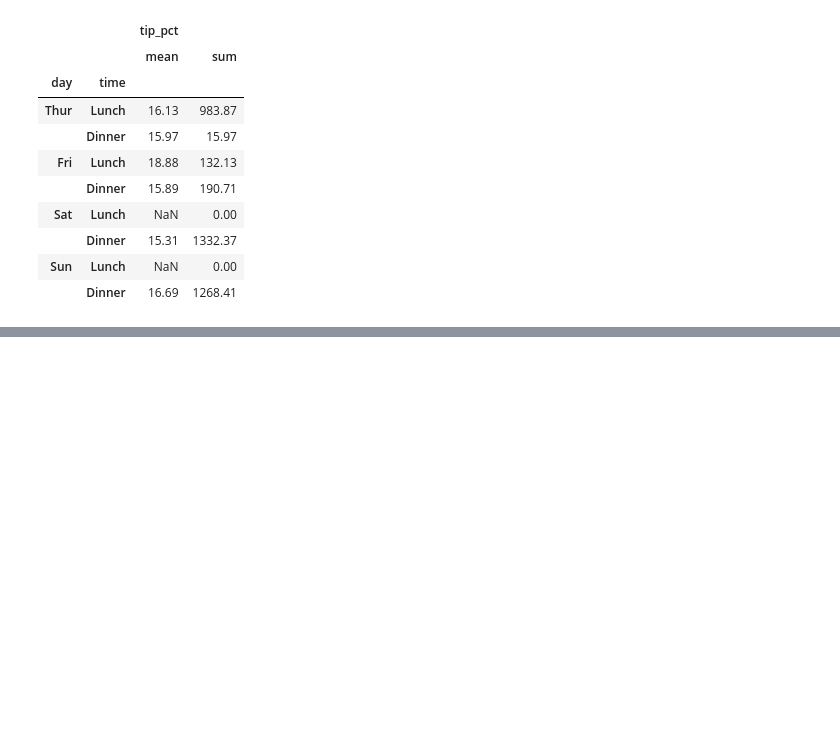
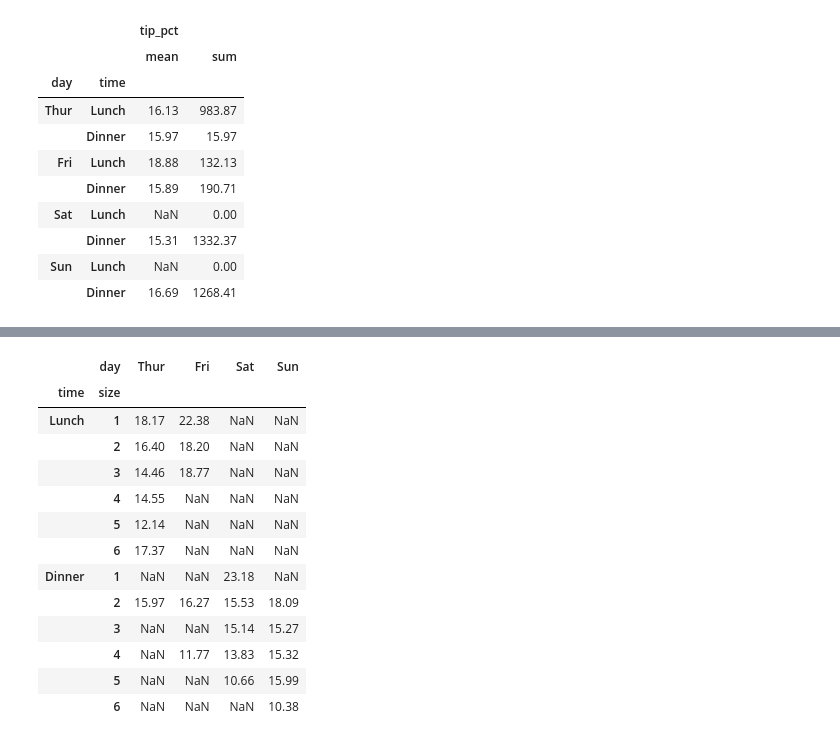
Before and after one commit to rubinkim/machine_learning_07_2022, a Jupyter notebook: 02_pandas/08_그룹분석.ipynb, the cells around one changed output, grey strips where cells are left out. Drawn from its saved outputs; the diff is of its cells as text; code cells hidden in the pictures; blank space fills up the shorter version.

```diff
--- a/02_pandas/08_그룹분석.ipynb
+++ b/02_pandas/08_그룹분석.ipynb
@@ -602,0 +637,17 @@ tips.groupby(by=['day','time'])[['tip_pct']].agg(func=['mean', 'sum']).round(2)
+# %%
+tips.pivot_table(index=['time','size'], columns='day', values='tip_pct').round(2)
+# %% [output]
+|  | day | Thur | Fri | Sat | Sun |
+| time | size |  |  |  |  |
+| Lunch | 1 | 18.17 | 22.38 | NaN | NaN |
+|  | 2 | 16.40 | 18.20 | NaN | NaN |
+|  | 3 | 14.46 | 18.77 | NaN | NaN |
+|  | 4 | 14.55 | NaN | NaN | NaN |
+|  | 5 | 12.14 | NaN | NaN | NaN |
+|  | 6 | 17.37 | NaN | NaN | NaN |
+| Dinner | 1 | NaN | NaN | 23.18 | NaN |
+|  | 2 | 15.97 | 16.27 | 15.53 | 18.09 |
+|  | 3 | NaN | NaN | 15.14 | 15.27 |
+|  | 4 | NaN | 11.77 | 13.83 | 15.32 |
+|  | 5 | NaN | NaN | 10.66 | 15.99 |
+|  | 6 | NaN | NaN | NaN | 10.38 |
```
Also changed, not shown: parts of 4 cells of this notebook.
